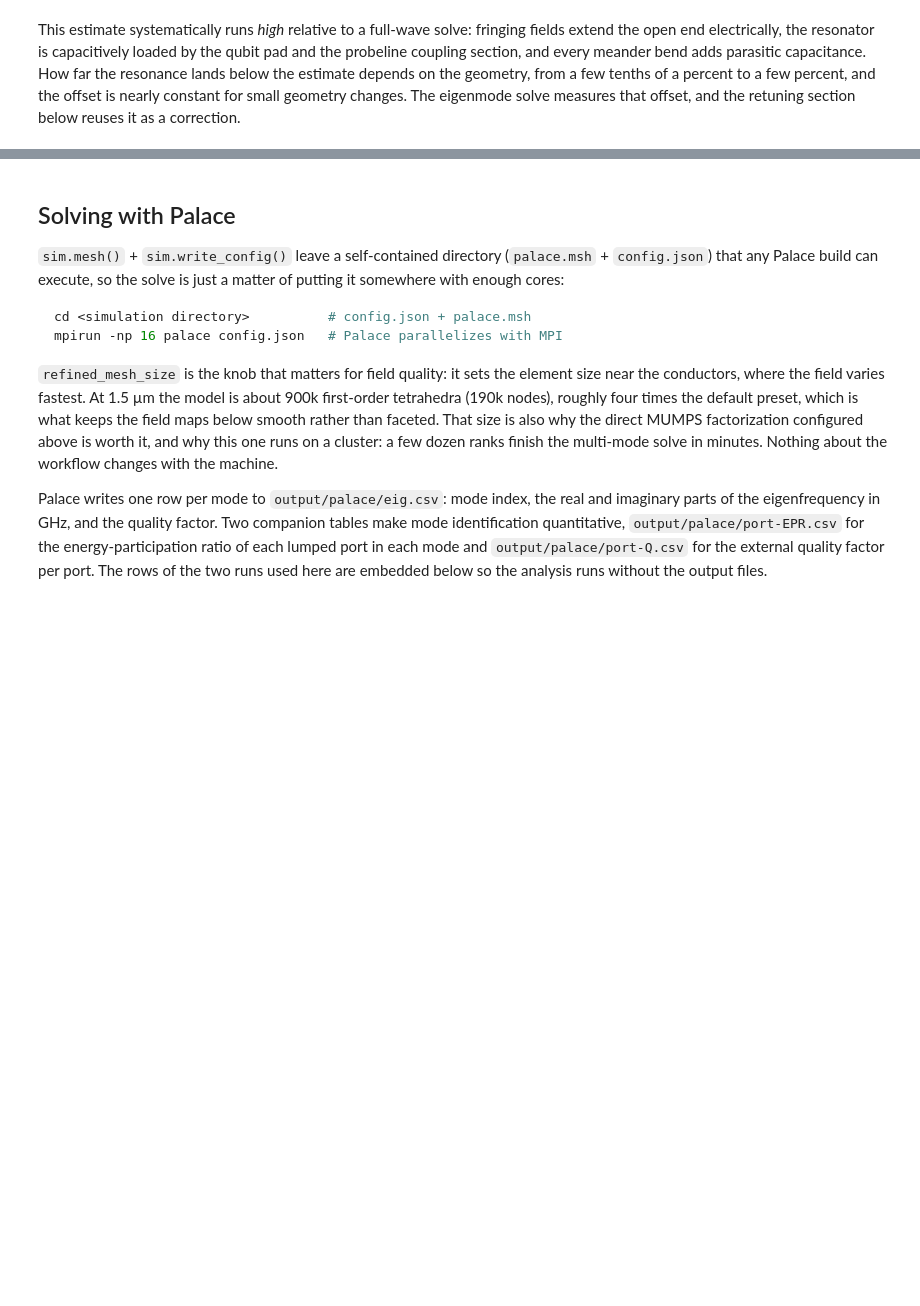
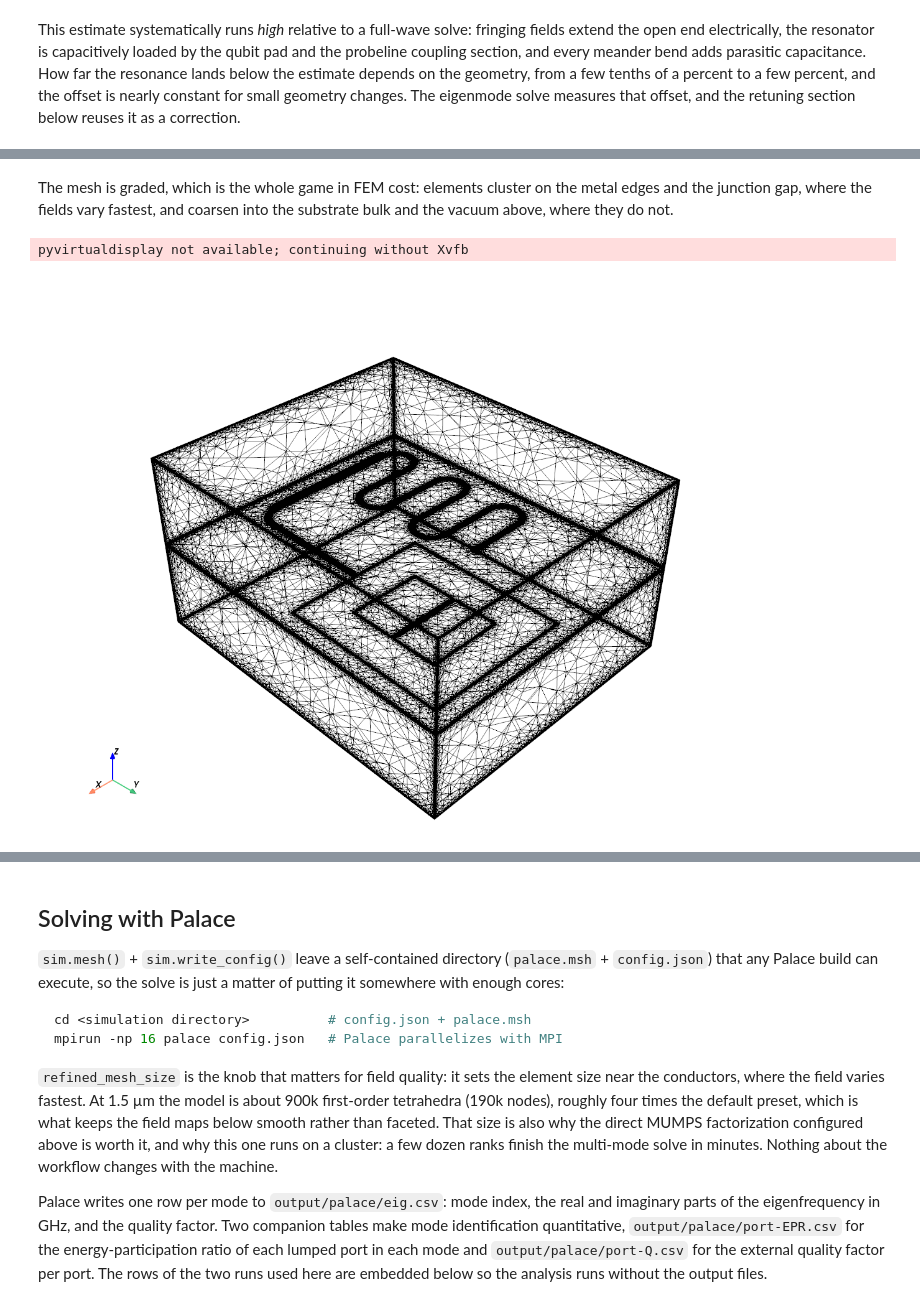
Before and after one commit to gdsfactory/quantum-rf-pdk, a Jupyter notebook: notebooks/palace_eigenmode_qubit_resonator.ipynb, the cells around one changed output, grey strips where cells are left out. Cells and saved outputs as stored; diff of their text form; code cells hidden in the pictures; blank space fills up the shorter version.

```diff
--- a/notebooks/palace_eigenmode_qubit_resonator.ipynb
+++ b/notebooks/palace_eigenmode_qubit_resonator.ipynb
@@ -329,0 +333,13 @@ A few points worth noting:
+# %% [markdown]
+The mesh is graded, which is the whole game in FEM cost: elements cluster on
+the metal edges and the junction gap, where the fields vary fastest, and
+coarsen into the substrate bulk and the vacuum above, where they do not.
+# %%
+import gsim.viz
+
+gsim.viz.plot_mesh(
+    "./sim_palace_qubit_resonator/palace.msh", style="wireframe", mode="static"
+)
+# %% [output]
+pyvirtualdisplay not available; continuing without Xvfb
+[figure, added]
```
Also changed, not shown: parts of 14 cells of this notebook, 16 other files.
